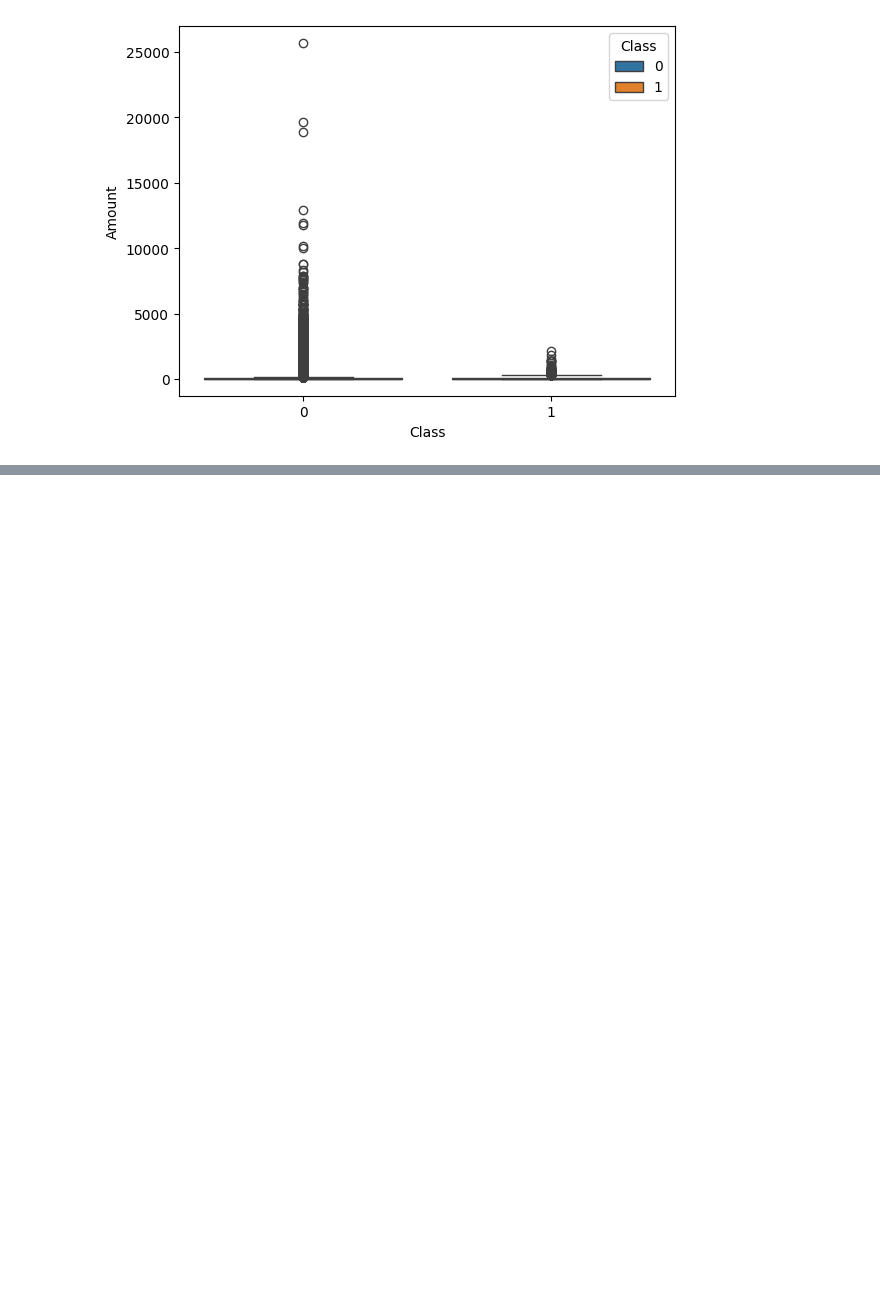
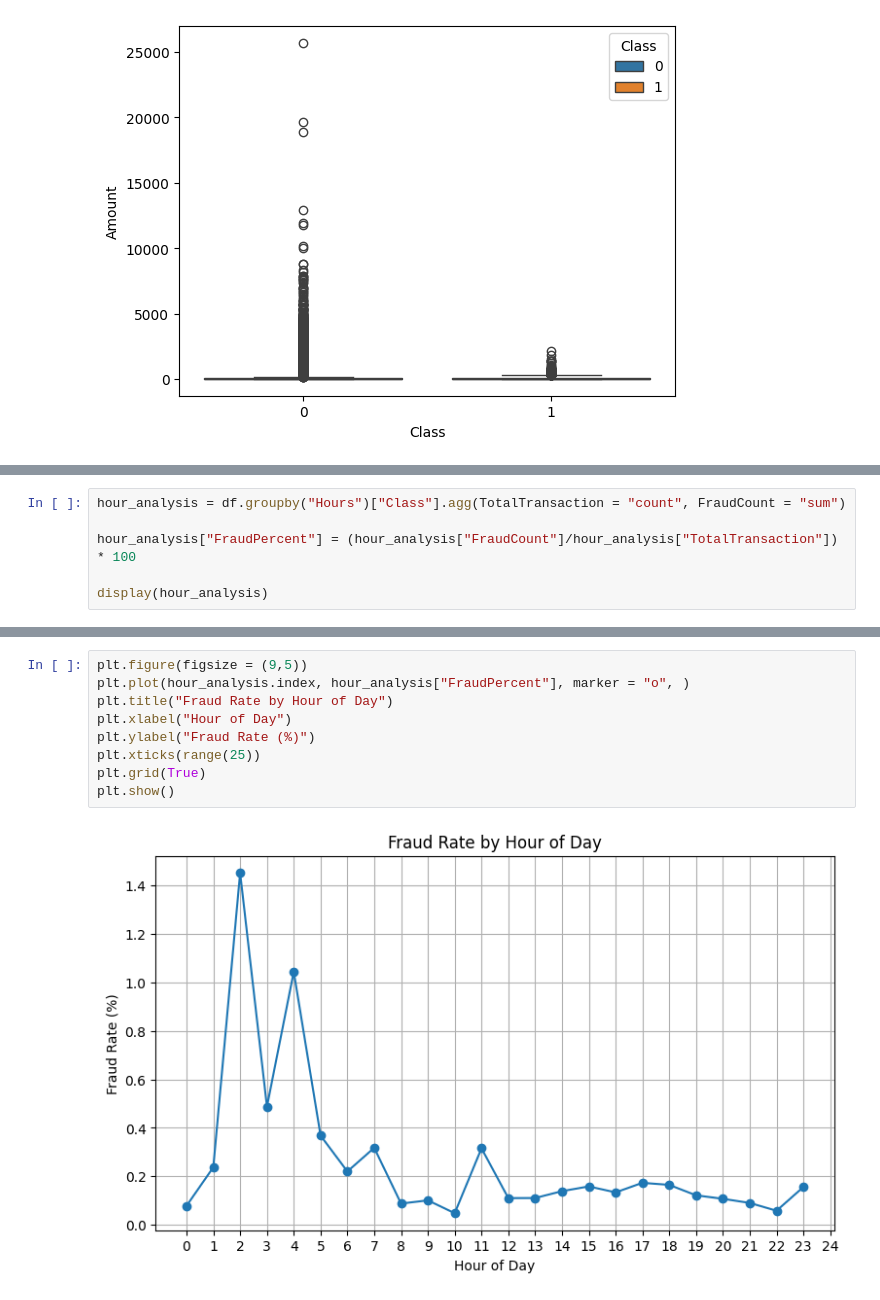
Before and after one commit to AadityaBajgain/Fraudguard, a Jupyter notebook: notebooks/01_exploration.ipynb, the cells around one changed output, grey strips where cells are left out. Drawn from its saved outputs; the diff is of its cells as text; blank space fills up the shorter version.

```diff
--- a/notebooks/01_exploration.ipynb
+++ b/notebooks/01_exploration.ipynb
@@ -136,0 +377,6 @@ sns.boxplot(data = df, x = "Class", y = "Amount", hue = "Class")
+# %%
+hour_analysis = df.groupby("Hours")["Class"].agg(TotalTransaction = "count", FraudCount = "sum")
+
+hour_analysis["FraudPercent"] = (hour_analysis["FraudCount"]/hour_analysis["TotalTransaction"]) * 100
+
+display(hour_analysis)
@@ -136,0 +402,11 @@ sns.boxplot(data = df, x = "Class", y = "Amount", hue = "Class")
+# %%
+plt.figure(figsize = (9,5))
+plt.plot(hour_analysis.index, hour_analysis["FraudPercent"], marker = "o", )
+plt.title("Fraud Rate by Hour of Day")
+plt.xlabel("Hour of Day")
+plt.ylabel("Fraud Rate (%)")
+plt.xticks(range(25))
+plt.grid(True)
+plt.show()
+# %% [output]
+[figure, added]
```
Also changed, not shown: parts of 30 cells of this notebook.
